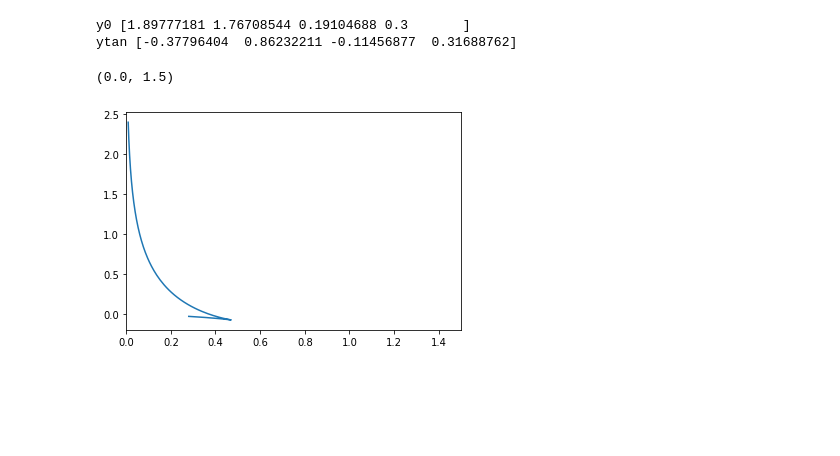
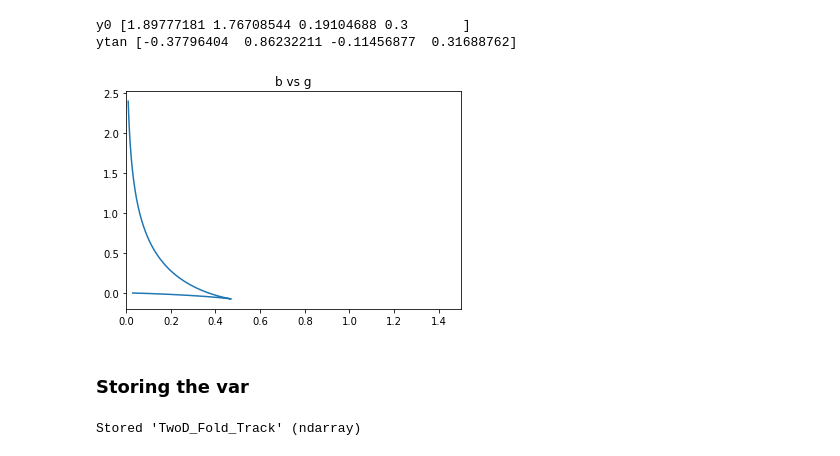
Before and after one commit to aaron-galligan/Case-Study, a Jupyter notebook: Fold_tracking_in_b.ipynb, the cells around one changed output. Drawn from its saved outputs; the diff is of its cells as text; code cells hidden in the pictures; blank space fills up the shorter version.

```diff
--- a/Fold_tracking_in_b.ipynb
+++ b/Fold_tracking_in_b.ipynb
@@ -498,14 +558,23 @@ z = np.linalg.lstsq(f0,zeros1,rcond=None)[0]
 mult = np.sign(np.matmul(np.transpose(z),ytan0))
 ytan = np.divide(z,linalg.norm(z))*mult
 
-yused2 = MyTrackCurve(RHS_used,df_used,y0,ytan,stepsize=0.1,nmax=200)
+yused2 = MyTrackCurve(RHS_used,df_used,y0,ytan,stepsize=0.1,nmax=5000)
 # %% [output]
 y0 [1.89777181 1.76708544 0.19104688 0.3       ]
 ytan [-0.37796404  0.86232211 -0.11456877  0.31688762]
 # %%
 yused = np.concatenate((np.flip(yused2,1),yused1),axis=1)
-plt.plot(yused[2,:],yused[3,:], label = 'b vs g')
+
+plt.plot(yused[2,:],yused[3,:])
 plt.xlim(0, 1.5)
+plt.title("b vs g")
+plt.show()
 # %% [output]
-(0.0, 1.5)
-[figure, old version]
+[figure, new version]
+# %% [markdown]
+### Storing the var
+# %%
+TwoD_Fold_Track = yused
+%store TwoD_Fold_Track
+# %% [output]
+Stored 'TwoD_Fold_Track' (ndarray)
```
Also changed, not shown: parts of 8 cells of this notebook, 6 other files.
